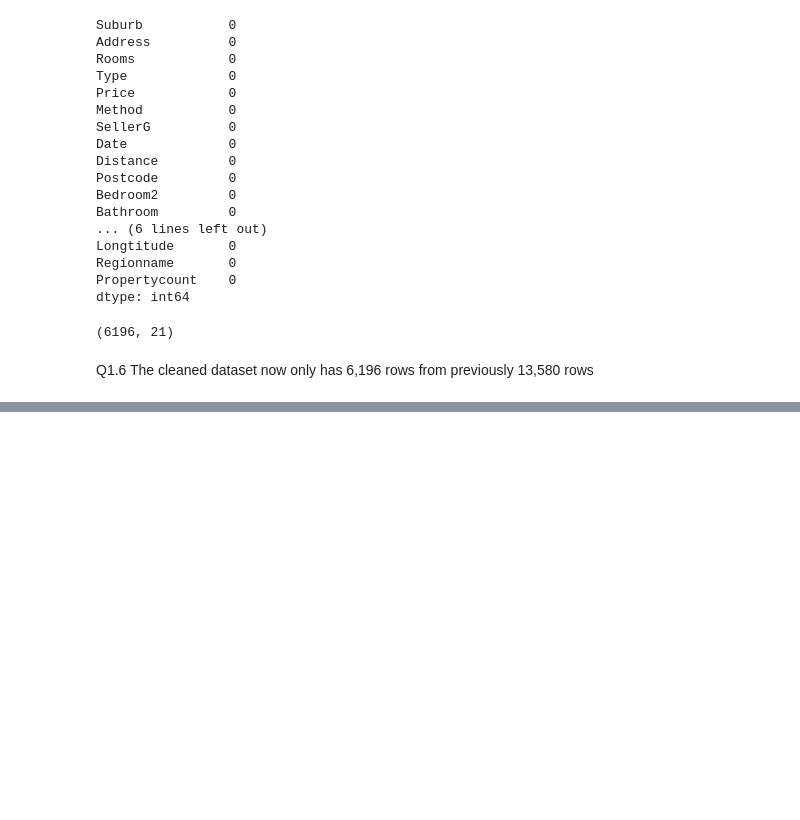
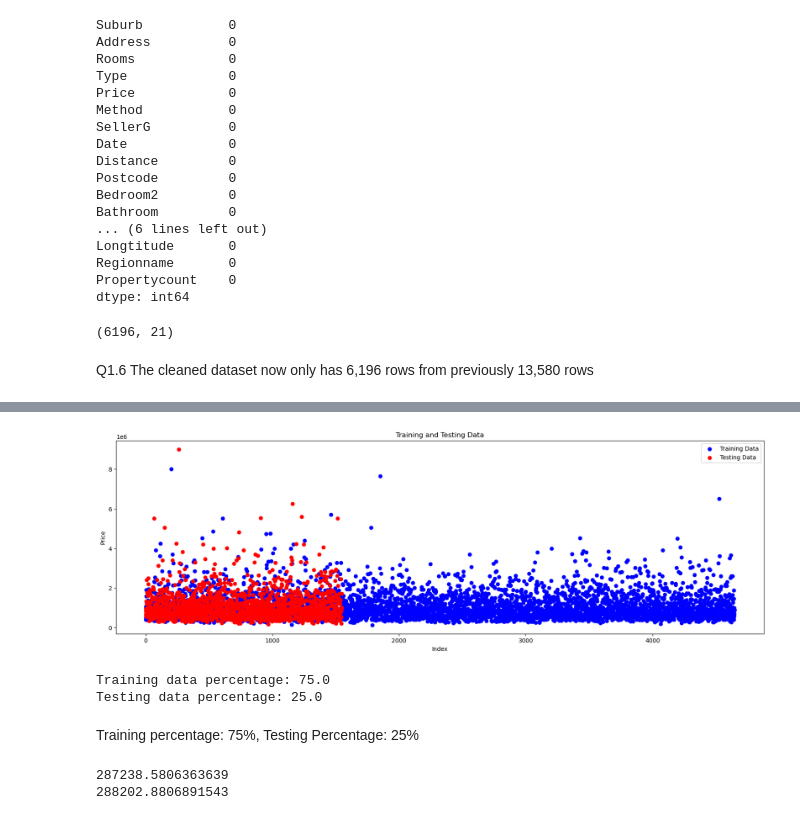
Before and after one commit to samw0627/513_ICTE6, a Jupyter notebook: housing.ipynb, the cells around one changed output, grey strips where cells are left out. Cells and saved outputs as stored; diff of their text form; code cells hidden in the pictures; blank space fills up the shorter version.

```diff
--- a/housing.ipynb
+++ b/housing.ipynb
@@ -160,0 +350,66 @@ plt.show()
+# %%
+# Create an array of indices for both training and testing data
+train_indices = np.arange(len(train_y))
+val_indices = np.arange(len(val_y))
+
+# Plot training data
+plt.figure(figsize=(20, 6))
+plt.scatter(train_indices, train_y, color='blue', label='Training Data')
+
+# Plot testing data
+plt.scatter(val_indices, val_y, color='red', label='Testing Data')
+plt.xlabel('Index')
+plt.ylabel('Price')
+plt.title('Training and Testing Data')
+plt.legend()
+plt.show()
+
+## What percent of the data is used for training and what percent of the data is used for testing? ####
+total_samples = len(X)        #Find the total number of samples in your dataset
+train_samples = len(train_X)  #Find the total number of samples in your training data
+test_samples = len(val_X)     #Find the total number of samples in your validation data
+
+train_percentage = (train_samples / total_samples) * 100
+test_percentage = (test_samples / total_samples) * 100
+print()
+print("Training data percentage:", train_percentage)
+print("Testing data percentage:", test_percentage)
+
+################################################################################
+#### TO DO: Q2.7 What percentage of your entries is used for training the model? What percentage of your entries is used for testing the model?
+################################################################################
+# %% [output]
+[figure, added]
+Training data percentage: 75.0
+Testing data percentage: 25.0
+# %% [markdown]
+Training percentage: 75%, Testing Percentage: 25%
+# %%
+#### Random Forest Model ####
+
+# The random forest uses many trees, and it makes a prediction by averaging the predictions of each component tree.
+# It generally has much better predictive accuracy than a single decision tree and it works well with default parameters.
+# If you keep modeling, you can learn more models with even better performance, but many of those are sensitive to getting the right parameters.
+
+#import the libraries need to run and evaluate a Random Forest ML model
+from sklearn.ensemble import RandomForestRegressor
+from sklearn.metrics import mean_absolute_error
+
+forest_model = RandomForestRegressor(random_state=1)
+forest_model.fit(train_X, train_y)
+melb_preds = forest_model.predict(val_X)
+print(mean_absolute_error(val_y, melb_preds))
+
+
+#import the libraries need to run a XGBoost Model
+from xgboost import XGBRegressor
+# create model instance
+bst = XGBRegressor(random_state=1)
+# fit model
+bst.fit(train_X, train_y)
+# make predictions
+preds = bst.predict(val_X)
+print(mean_absolute_error(val_y, preds))
+# %% [output]
+287238.5806363639
+288202.8806891543
```
Also changed, not shown: parts of 16 cells of this notebook.
